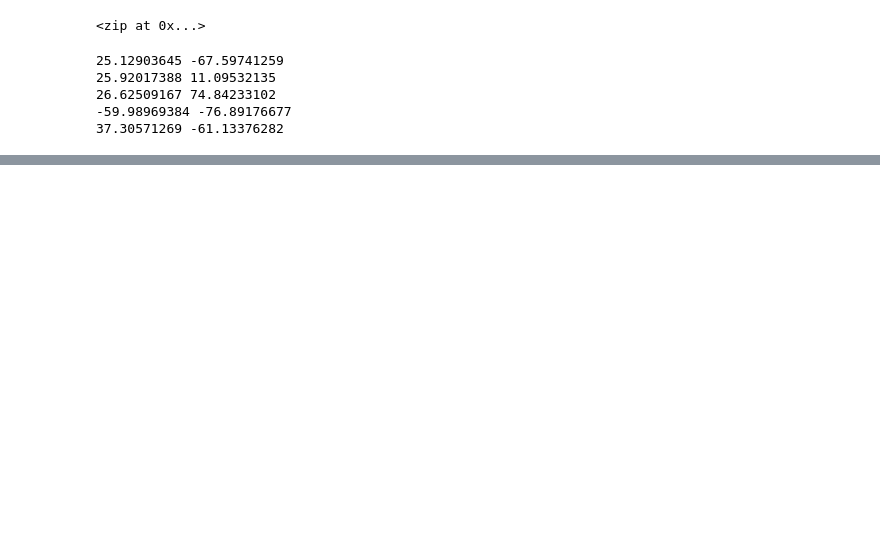
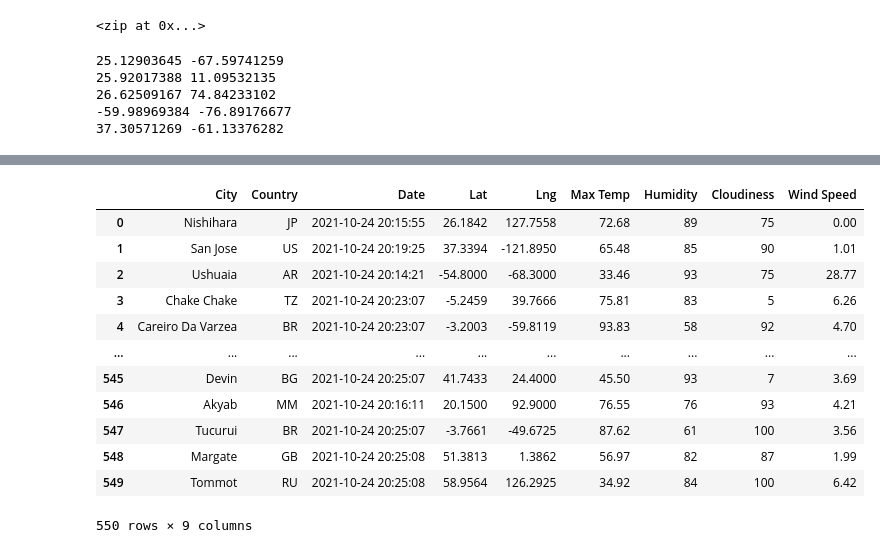
Before and after one commit to dprenevost/World_Weather_Analysis, a Jupyter notebook: WeatherPy.ipynb, the cells around one changed output, grey strips where cells are left out. Saved outputs shown, nothing was run; the diff lists cells and outputs as text; code cells hidden in the pictures; blank space fills up the shorter version.

```diff
--- a/WeatherPy.ipynb
+++ b/WeatherPy.ipynb
@@ -78,0 +73,12 @@ print(len(cities))
+# %%
+# Import the requests library.
+import requests
+
+# Import the API key.
+from config import weather_api_key
+
+#basic URL for openweathermap info
+url = "http://api.openweathermap.org/data/2.5/weather?units=Imperial&APPID=" + weather_api_key
+
+# Import the datetime module from the datetime library.
+from datetime import datetime
@@ -78,0 +166,4 @@ print(len(cities))
+# %%
+# Convert the array of dictionaries to a Pandas DataFrame.
+city_data_df = pd.DataFrame(city_data)
+city_data_df.head(10)
@@ -78,0 +182,18 @@ print(len(cities))
+# %%
+city_data_df_sorted = ['City','Country','Date','Lat','Lng','Max Temp','Humidity','Cloudiness','Wind Speed']
+city_data_df = city_data_df[city_data_df_sorted ]
+city_data_df
+# %% [output]
+|  | City | Country | Date | Lat | Lng | Max Temp | Humidity | Cloudiness | Wind Speed |
+| 0 | Nishihara | JP | 2021-10-24 20:15:55 | 26.1842 | 127.7558 | 72.68 | 89 | 75 | 0.00 |
+| 1 | San Jose | US | 2021-10-24 20:19:25 | 37.3394 | -121.8950 | 65.48 | 85 | 90 | 1.01 |
+| 2 | Ushuaia | AR | 2021-10-24 20:14:21 | -54.8000 | -68.3000 | 33.46 | 93 | 75 | 28.77 |
+| 3 | Chake Chake | TZ | 2021-10-24 20:23:07 | -5.2459 | 39.7666 | 75.81 | 83 | 5 | 6.26 |
+| 4 | Careiro Da Varzea | BR | 2021-10-24 20:23:07 | -3.2003 | -59.8119 | 93.83 | 58 | 92 | 4.70 |
+| ... | ... | ... | ... | ... | ... | ... | ... | ... | ... |
+| 545 | Devin | BG | 2021-10-24 20:25:07 | 41.7433 | 24.4000 | 45.50 | 93 | 7 | 3.69 |
+| 546 | Akyab | MM | 2021-10-24 20:16:11 | 20.1500 | 92.9000 | 76.55 | 76 | 93 | 4.21 |
+| 547 | Tucurui | BR | 2021-10-24 20:25:07 | -3.7661 | -49.6725 | 87.62 | 61 | 100 | 3.56 |
+| 548 | Margate | GB | 2021-10-24 20:25:08 | 51.3813 | 1.3862 | 56.97 | 82 | 87 | 1.99 |
+| 549 | Tommot | RU | 2021-10-24 20:25:08 | 58.9564 | 126.2925 | 34.92 | 84 | 100 | 6.42 |
+550 rows × 9 columns
```
Also changed, not shown: parts of 7 cells of this notebook, 3 other files.
